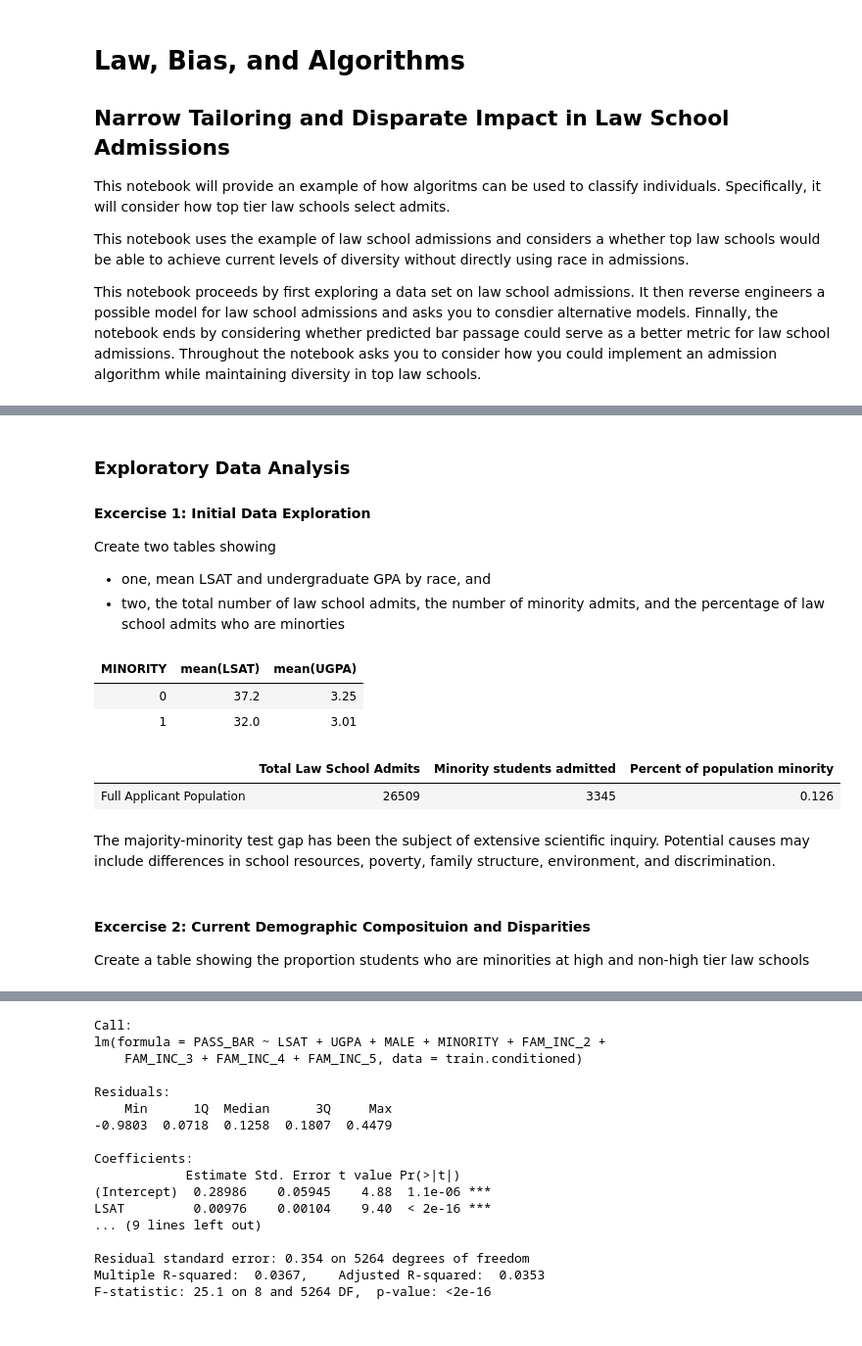
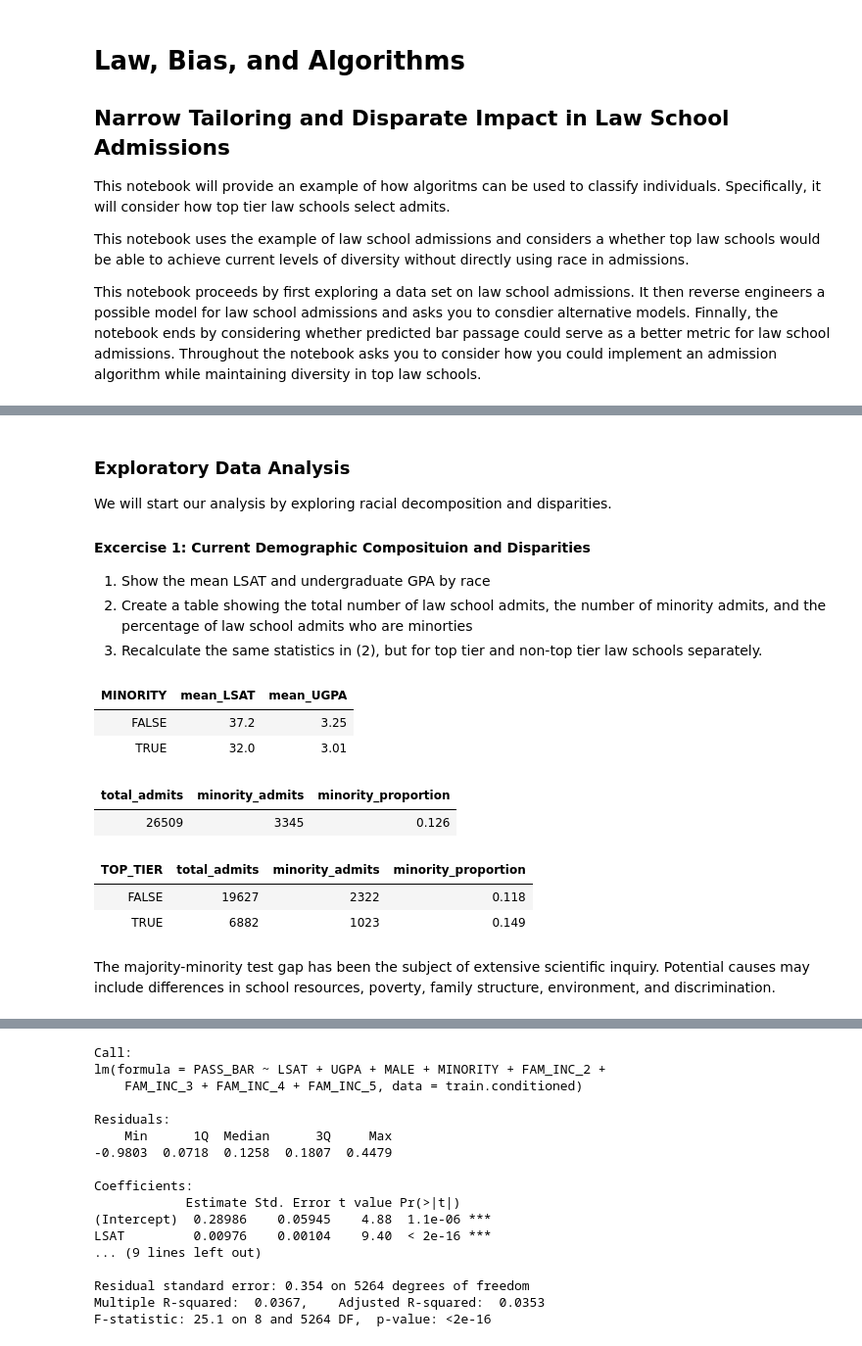
Before and after one commit to stanford-policylab/law-order-algo, a Jupyter notebook: notebooks/Law_School_Admissions_Notebook.ipynb, the cells around one changed output, grey strips where cells are left out. Shown at 98% size. Cells and saved outputs as stored; diff of their text form; code cells hidden in the pictures.

```diff
--- a/notebooks/Law_School_Admissions_Notebook.ipynb
+++ b/notebooks/Law_School_Admissions_Notebook.ipynb
@@ -73,31 +74,52 @@ Each row in the data corresponds to a law school admit. The dataset contains the
 Law school admits whose entries had missing data have been removed.
 # %% [markdown]
 ### Exploratory Data Analysis
-#### Excercise 1: Initial Data Exploration
-Create two tables showing
-* one, mean LSAT and undergraduate GPA by race, and
-* two, the total number of law school admits, the number of minority admits, and the percentage of law school admits who are minorties
+
+We will start our analysis by exploring racial decomposition and disparities.
+
+#### Excercise 1: Current Demographic Composituion and Disparities
+
+1. Show the mean LSAT and undergraduate GPA by race
+2. Create a table showing the total number of law school admits, the number of minority admits, and the percentage of law school admits who are minorties
+3. Recalculate the same statistics in (2), but for top tier and non-top tier law schools separately.
-# %%
-#WRITE CODE HERE
-
-#BEGIN SOLUTION
-data %>%
-    group_by(MINORITY) %>%
-    summarize(mean(LSAT),mean(UGPA))
-
-percent_applicant_minority <- (nrow(filter(data, MINORITY == 1)) / nrow(data))
-population <- data_frame(A = "Full Applicant Population", B = nrow(data), C = sum(data$MINORITY == 1), D = round(percent_applicant_minority,3))
-colnames(population) <- c("","Total Law School Admits", "Minority students admitted","Percent of population minority")
-population
-#END SOLUTION
-# %% [output]
-| MINORITY | mean(LSAT) | mean(UGPA) |
-| 0 | 37.2 | 3.25 |
-| 1 | 32.0 | 3.01 |
-|  | Total Law School Admits | Minority students admitted | Percent of population minority |
-| Full Applicant Population | 26509 | 3345 | 0.126 |
+# %%
+#WRITE CODE HERE
+
+#BEGIN SOLUTION
+
+# 1.
+data %>%
+    group_by(MINORITY) %>%
+    summarize(
+        mean_LSAT = mean(LSAT),
+        mean_UGPA = mean(UGPA)
+    )
+
+# 2.
+data %>%
+    summarize(
+        total_admits = n(),
+        minority_admits = sum(MINORITY),
+        minority_proportion = minority_admits/total_admits
+    )
+
+# 3.
+data %>%
+    group_by(TOP_TIER) %>%
+    summarize(
+        total_admits = n(),
+        minority_admits = sum(MINORITY),
+        minority_proportion = minority_admits/total_admits
+    )
+#END SOLUTION
+# %% [output]
+| MINORITY | mean_LSAT | mean_UGPA |
+| FALSE | 37.2 | 3.25 |
+| TRUE | 32.0 | 3.01 |
+| total_admits | minority_admits | minority_proportion |
+| 26509 | 3345 | 0.126 |
+| TOP_TIER | total_admits | minority_admits | minority_proportion |
+| FALSE | 19627 | 2322 | 0.118 |
+| TRUE | 6882 | 1023 | 0.149 |
 # %% [markdown]
 The majority-minority test gap has been the subject of extensive scientific inquiry. Potential causes may include differences in school resources, poverty, family structure, environment, and discrimination.
-# %% [markdown]
-#### Excercise 2: Current Demographic Composituion and Disparities
-Create a table showing the proportion students who are minorities at high and non-high tier law schools
```
Also changed, not shown: parts of 16 cells of this notebook.
